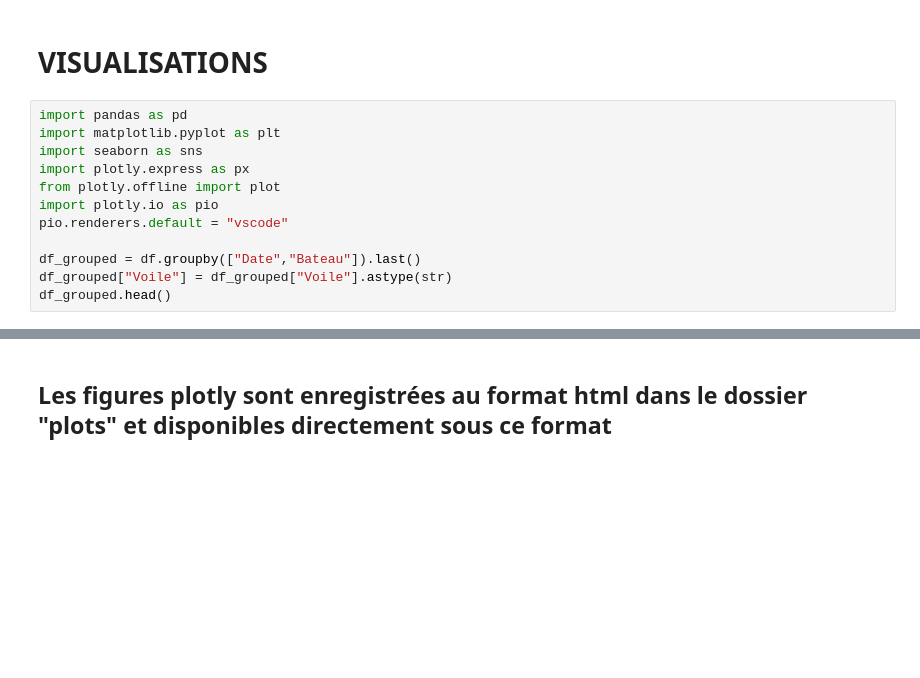
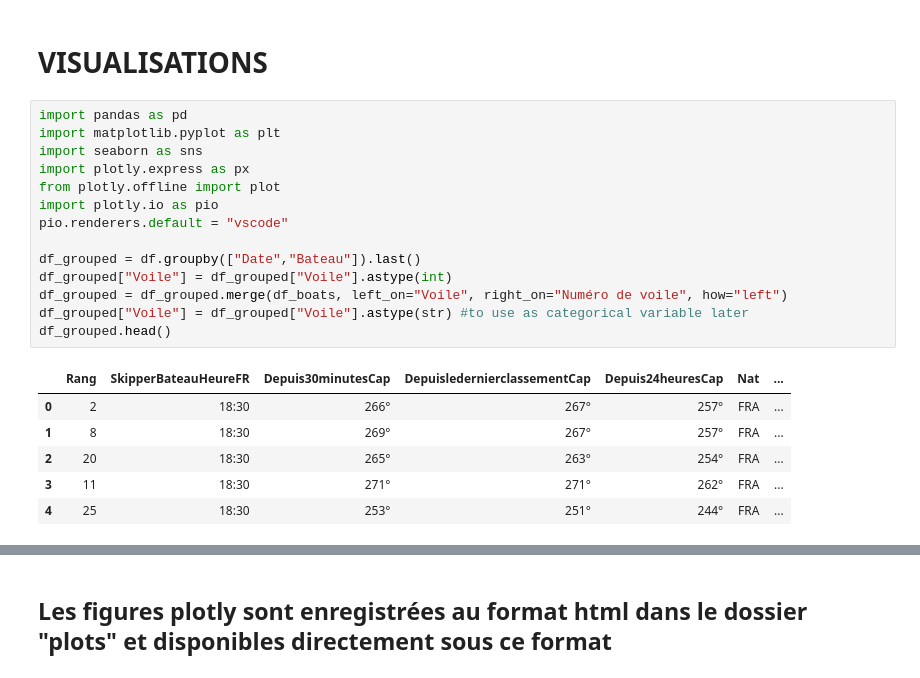
Before and after one commit to Kit-Data-Science-Telecom-2021-2022/KitBD_PSamir, a Jupyter notebook: Projet/projet.ipynb, the cells around one changed output, grey strips where cells are left out. Cells and saved outputs as stored; diff of their text form; blank space fills up the shorter version.

```diff
--- a/Projet/projet.ipynb
+++ b/Projet/projet.ipynb
@@ -195,13 +199,21 @@ df_merged.head()
 # %%
 import pandas as pd
 import matplotlib.pyplot as plt
 import seaborn as sns
 import plotly.express as px
 from plotly.offline import plot
 import plotly.io as pio
 pio.renderers.default = "vscode"
 
 df_grouped = df.groupby(["Date","Bateau"]).last()
-df_grouped["Voile"] = df_grouped["Voile"].astype(str)
+df_grouped["Voile"] = df_grouped["Voile"].astype(int)
+df_grouped = df_grouped.merge(df_boats, left_on="Voile", right_on="Numéro de voile", how="left")
+df_grouped["Voile"] = df_grouped["Voile"].astype(str) #to use as categorical variable later
 df_grouped.head()
 # %% [output]
+|  | Rang | SkipperBateauHeureFR | Depuis30minutesCap | DepuisledernierclassementCap | Depuis24heuresCap | Nat | ... |
+| 0 | 2 | 18:30 | 266° | 267° | 257° | FRA | ... |
+| 1 | 8 | 18:30 | 269° | 267° | 257° | FRA | ... |
+| 2 | 20 | 18:30 | 265° | 263° | 254° | FRA | ... |
+| 3 | 11 | 18:30 | 271° | 271° | 262° | FRA | ... |
+| 4 | 25 | 18:30 | 253° | 251° | 244° | FRA | ... |
```
Also changed, not shown: parts of 34 cells of this notebook.
